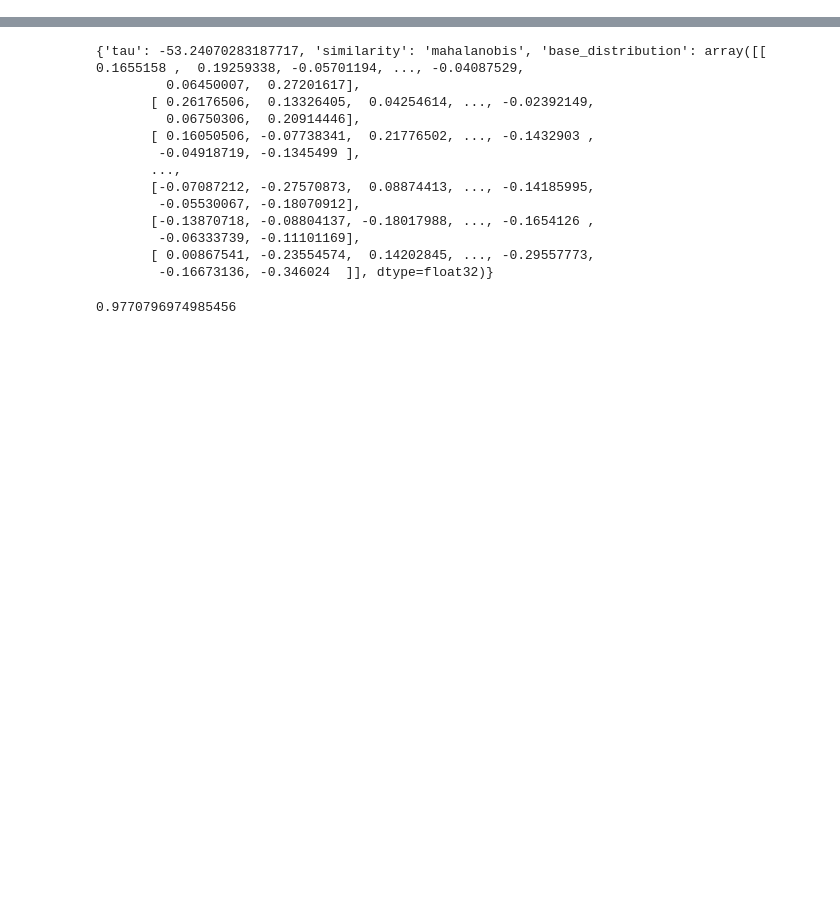
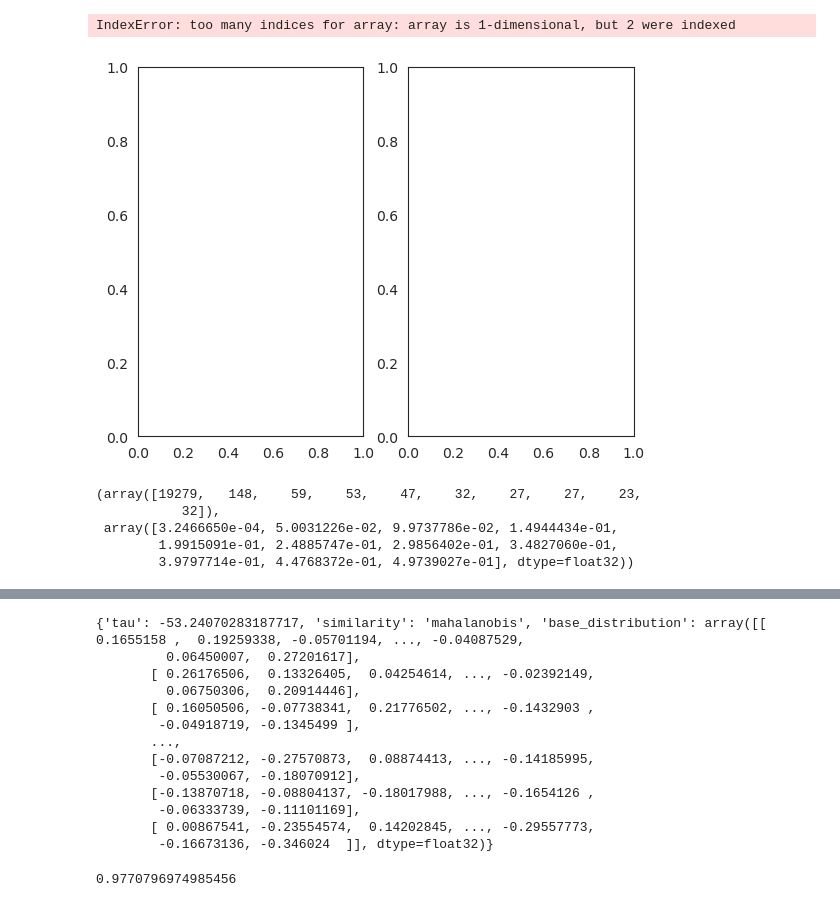
Before and after one commit to lilianmarey/nlp_ood_detection, a Jupyter notebook: papier_1/classifer_nb.ipynb, the cells around one changed output, grey strips where cells are left out. Cells and saved outputs as stored; diff of their text form; code cells hidden in the pictures; blank space fills up the shorter version.

```diff
--- a/papier_1/classifer_nb.ipynb
+++ b/papier_1/classifer_nb.ipynb
@@ -111,14 +116,3 @@ y_1 =   np.concatenate((np.ones((embd_ood_distrib[1].shape[0])), np.zeros((embd_
 X_embd = np.concatenate((logit_ood, logit_test))
 X_attn = np.concatenate((attn_ood, attn_test))
 y_ = np.concatenate((np.ones(logit_ood.shape[0]), np.zeros(logit_test.shape[0])))
-# %%
-clf = OODDetector(similarity='wass2unif').fit()
-for ood_ds in ood_dict.values():
-    y_true = np.concatenate((np.ones((ood_ds['attn_ood_distrib'][0].shape[0]+ood_ds['attn_ood_distrib'][1].shape[0])), np.zeros((attn_test_distrib[0].shape[0]+ attn_test_distrib[1].shape[0]))))
-    X = np.concatenate((ood_ds['attn_ood_distrib'][0], ood_ds['attn_ood_distrib'][1], attn_test_distrib[0], attn_test_distrib[1]))
-    X, y_true = shuffle(X, y_true)
-    y_score = np.abs(clf.predict_proba(X))
-    print(roc_auc_score(y_true=y_true, y_score=y_score))
-    plt.hist(y_score[y_true==1], color='red')
-    plt.hist(y_score[y_true==0], color='blue')
-    plt.show()
@@ -134,3 +119,41 @@ for ood_ds in ood_dict.values():
+# %%
+clfs = {i: OODDetector(similarity='IRW', base_distribution=embd_train_distrib[i], T=10).fit() for i in [0,1]
+}
+scores=[]
+for ds_n,ood_ds in ood_dict.items():
+    fig, axes = plt.subplots(1,2)
+    for i in [0,1]:
+        clf = clfs[i]
+        y_true = np.concatenate((np.zeros(ood_ds['embd_ood_distrib'][i].shape[0]), np.ones(embd_test_distrib[i].shape[0])))
+        X = np.concatenate((ood_ds['embd_ood_distrib'][i] ,embd_test_distrib[i]))
+        #X, y_true = shuffle(X, y_true)
+
+        y_score = clf.predict_proba(X)
+        bins_width = (np.histogram(y_score[y_true==1])[1][3]-np.histogram(y_score[y_true==1])[1][2])/2 if i == 0 else bins_width
+        sns.histplot(y_score[y_true==1][:,0], label='IN-DS', kde=True, stat='probability', color='skyblue', binwidth=bins_width, line_kws={"lw":3}, ax=axes[i])
+        sns.histplot(y_score[y_true==0][:,0], label='OOD-DS', kde=True, stat='probability', color='red', binwidth=bins_width, line_kws={"lw":3}, ax=axes[i])
+        auc_score = roc_auc_score(y_true=y_true, y_score=y_score)
+        aupr = average_precision_score(y_true=y_true, y_score=y_score)
+        scores.append([auc_score, aupr])
+        axes[i].set_title("$\hat{y}=$" +f"{i} \n auroc : {scores[-1][0]:.2f}, aupr : {scores[-1][1]:.2f}")
+        #plt.text(1,1,'$\hat{y}=0' if i ==0 else '$\hat{y}=1' )
+
+
+    fig.suptitle(ds_n)
+    plt.show()
+
+print(np.mean(scores, axis=0))
+# %% [output]
+IndexError: too many indices for array: array is 1-dimensional, but 2 were indexed
+[figure, added]
+# %%
+np.histogram(y_score)
+# %% [output]
+(array([19279,   148,    59,    53,    47,    32,    27,    27,    23,
+           32]),
+ array([3.2466650e-04, 5.0031226e-02, 9.9737786e-02, 1.4944434e-01,
+        1.9915091e-01, 2.4885747e-01, 2.9856402e-01, 3.4827060e-01,
+        3.9797714e-01, 4.4768372e-01, 4.9739027e-01], dtype=float32))
 # %%
 #import random search from sklearn
 from sklearn.model_selection import RandomizedSearchCV
```
Also changed, not shown: parts of 6 cells of this notebook, 1 other file.
